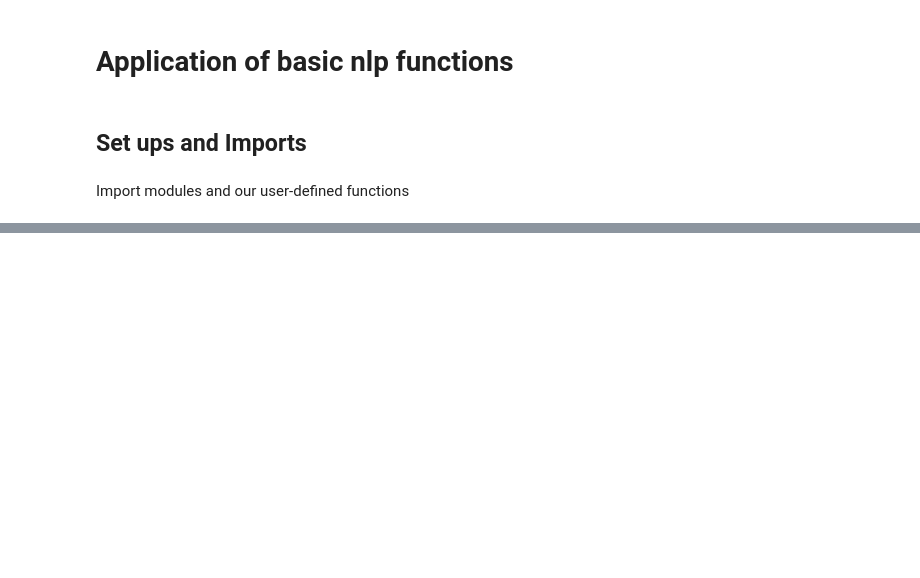
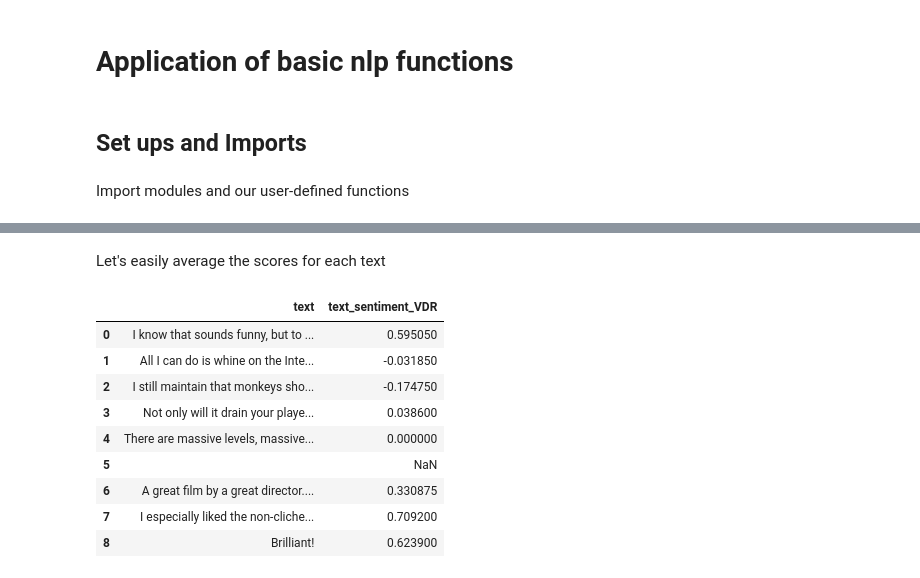
Before and after one commit to mamonu/bumblebee, a Jupyter notebook: examples/NLP_functions_to_pandas_dfs.ipynb, the cells around one changed output, grey strips where cells are left out. Saved outputs shown, nothing was run; the diff lists cells and outputs as text; code cells hidden in the pictures; blank space fills up the shorter version.

```diff
--- a/examples/NLP_functions_to_pandas_dfs.ipynb
+++ b/examples/NLP_functions_to_pandas_dfs.ipynb
@@ -59,0 +129,2 @@ df
+# %% [markdown]
+Let's easily average the scores for each text
@@ -59,0 +133,13 @@ df
+# %%
+df[['text','text_sentiment_VDR']]
+# %% [output]
+|  | text | text_sentiment_VDR |
+| 0 | I know that sounds funny, but to ... | 0.595050 |
+| 1 | All I can do is whine on the Inte... | -0.031850 |
+| 2 | I still maintain that monkeys sho... | -0.174750 |
+| 3 | Not only will it drain your playe... | 0.038600 |
+| 4 | There are massive levels, massive... | 0.000000 |
+| 5 |  | NaN |
+| 6 | A great film by a great director.... | 0.330875 |
+| 7 | I especially liked the non-cliche... | 0.709200 |
+| 8 | Brilliant! | 0.623900 |
```
Also changed, not shown: parts of 46 cells of this notebook.
